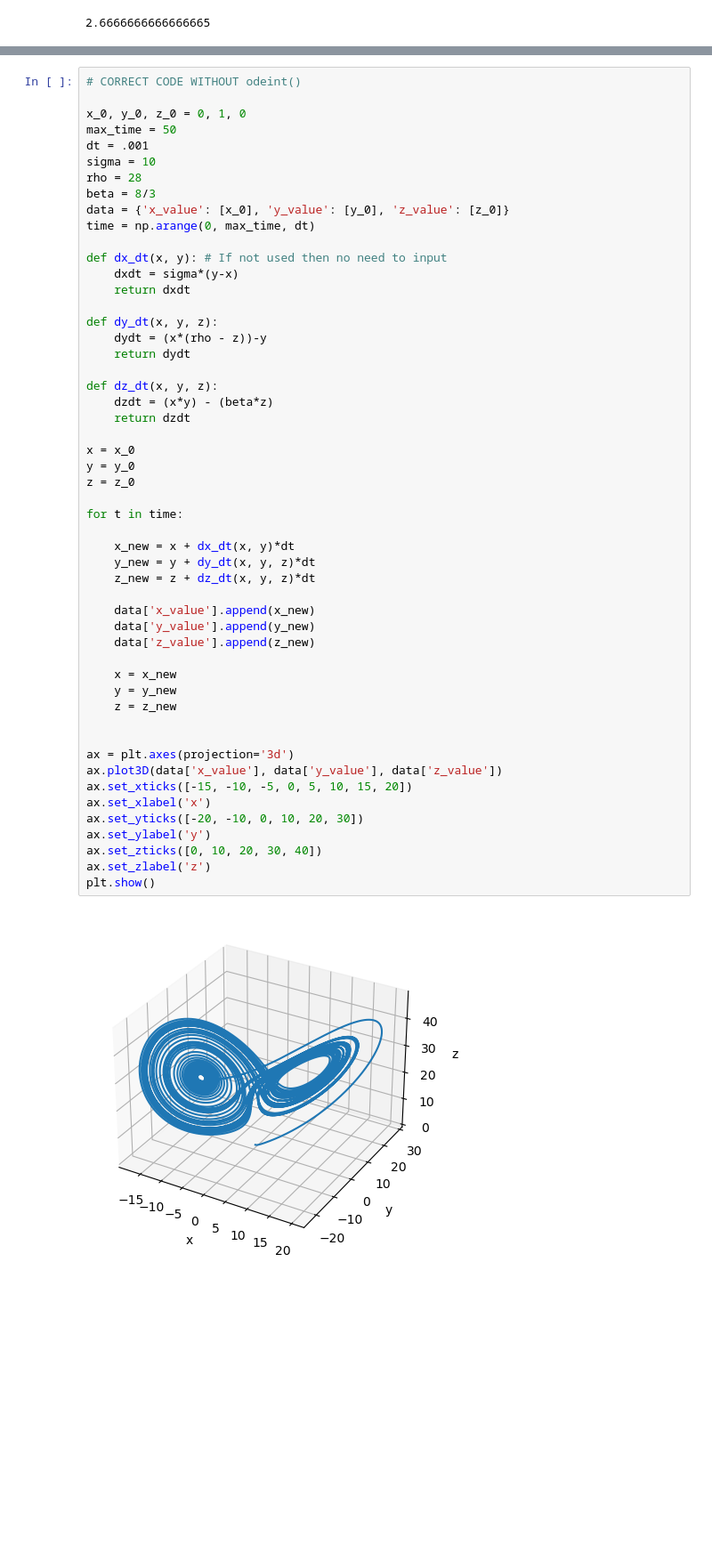
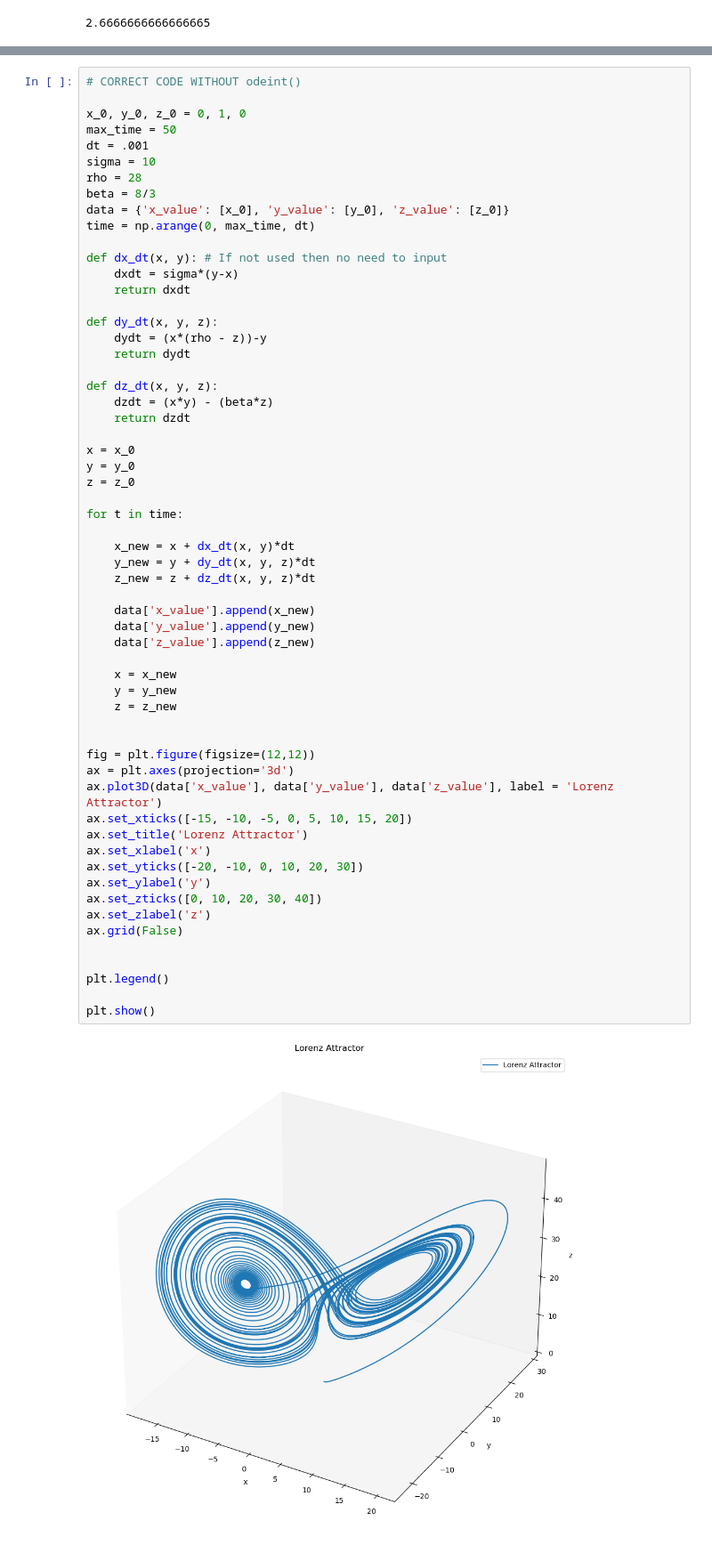
Before and after one commit to SPS-SP2273/learning-portfolio-ikt091, a Jupyter notebook: numerical solutions/numerical_solutions_(good).ipynb, the cells around one changed output, grey strips where cells are left out. Shown at 89% size. Cells and saved outputs as stored; diff of their text form; blank space fills up the shorter version.

Commit message:
Update numerical_solutions_(good).ipynb
Aakash - numerical_solutions_(good) with the correct graphs, not sure what size the Lorenz Attractor figure needs to be

```diff
--- a/numerical solutions/numerical_solutions_(good).ipynb
+++ b/numerical solutions/numerical_solutions_(good).ipynb
@@ -432,32 +432,39 @@ def dz_dt(x, y, z):
     return dzdt
 
 x = x_0
 y = y_0
 z = z_0
 
 for t in time:
 
     x_new = x + dx_dt(x, y)*dt
     y_new = y + dy_dt(x, y, z)*dt
     z_new = z + dz_dt(x, y, z)*dt
 
     data['x_value'].append(x_new)
     data['y_value'].append(y_new)
     data['z_value'].append(z_new)
 
     x = x_new
     y = y_new
     z = z_new
 
 
+fig = plt.figure(figsize=(12,12))
 ax = plt.axes(projection='3d')
-ax.plot3D(data['x_value'], data['y_value'], data['z_value'])
+ax.plot3D(data['x_value'], data['y_value'], data['z_value'], label = 'Lorenz Attractor')
 ax.set_xticks([-15, -10, -5, 0, 5, 10, 15, 20])
+ax.set_title('Lorenz Attractor')
 ax.set_xlabel('x')
 ax.set_yticks([-20, -10, 0, 10, 20, 30])
 ax.set_ylabel('y')
 ax.set_zticks([0, 10, 20, 30, 40])
 ax.set_zlabel('z')
+ax.grid(False)
+
+
+plt.legend()
+
 plt.show()
 # %% [output]
-[figure, old version]
+[figure, new version]
```
Also changed, not shown: parts of 2 cells of this notebook.
